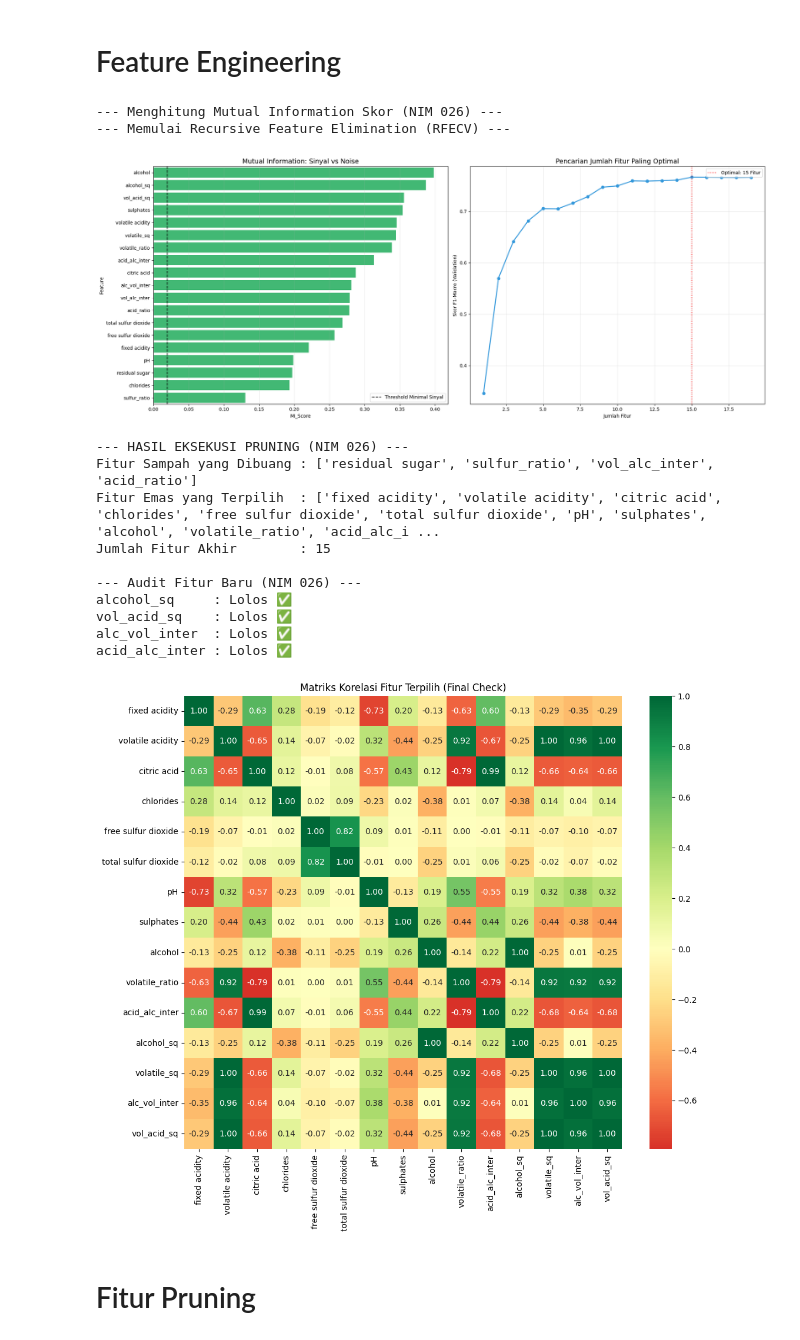
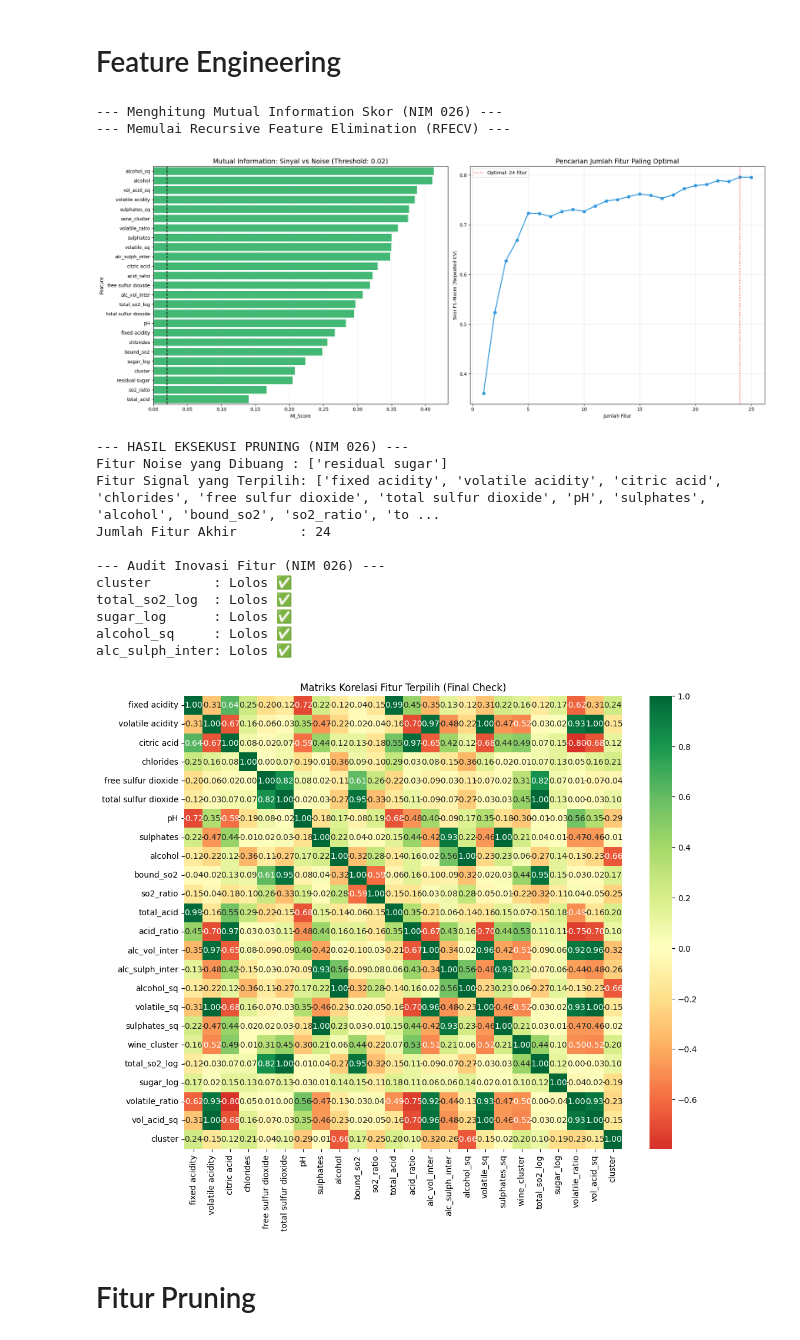
Before and after one commit to PashaAkrilian/Wine-Quality-Prediction, a Jupyter notebook: uts-data-mining.ipynb, the cells around one changed output. Saved outputs shown, nothing was run; the diff lists cells and outputs as text; code cells hidden in the pictures.

```diff
--- a/uts-data-mining.ipynb
+++ b/uts-data-mining.ipynb
@@ -240,13 +210,14 @@ Total Sampel Training: 748 (Cleaned & Augmented)
 
 from sklearn.ensemble import ExtraTreesClassifier
 from sklearn.feature_selection import RFECV, mutual_info_classif
+from sklearn.model_selection import RepeatedStratifiedKFold
 import matplotlib.pyplot as plt
 import seaborn as sns
 import numpy as np
 import pandas as pd
 
-# 3.1 Analisis Mutual Information (MI) - Fokus Non-Linear
-# MI menangkap pola 'lekukan' dari fitur polinomial kita (alcohol_sq, dll)
+# 3.1 Analisis Mutual Information (MI) - Deteksi Sinyal Non-Linear
+# MI sangat penting untuk DNN karena bisa mendeteksi hubungan yang tidak tertangkap korelasi linear
 print("--- Menghitung Mutual Information Skor (NIM 026) ---")
 mi_scores = mutual_info_classif(X_train_final, y_train_final, random_state=42)
 mi_df = pd.DataFrame({
@@ -255,13 +226,15 @@ mi_df = pd.DataFrame({
 }).sort_values(by='MI_Score', ascending=False)
 
 # 3.2 Recursive Feature Elimination (RFECV) - Stabilitas Tinggi
-# Kita naikkan n_estimators ke 300 agar ranking fitur tidak berubah-ubah (fluktuatif)
+# UPGRADE: Menggunakan RepeatedStratifiedKFold agar pemilihan fitur tidak 'kebetulan'
 print("--- Memulai Recursive Feature Elimination (RFECV) ---")
+cv_strategy = RepeatedStratifiedKFold(n_splits=5, n_repeats=2, random_state=42)
+
 selector = RFECV(
     estimator=ExtraTreesClassifier(n_estimators=300, random_state=42, n_jobs=-1),
     step=1,
-    cv=StratifiedKFold(5, shuffle=True, random_state=42),
-    scoring='f1_macro', # Menjamin fitur terpilih peka terhadap kelas 3 & 8
+    cv=cv_strategy,
+    scoring='f1_macro', # Menjamin sensitivitas pada kelas minoritas (3 & 8)
     n_jobs=-1
 )
 selector.fit(X_train_final, y_train_final)
@@ -269,16 +242,15 @@ selector.fit(X_train_final, y_train_final)
 # 3.3 Visualisasi Diagnostik Seleksi Fitur
 plt.figure(figsize=(20, 8))
 
-# Plot 1: MI Score dengan Threshold Sinyal
+# Plot 1: MI Score - Mana Fitur yang Paling Berharga?
 plt.subplot(1, 2, 1)
 colors = ['#e74c3c' if x < 0.02 else '#2ecc71' for x in mi_df['MI_Score']]
 sns.barplot(x='MI_Score', y='Feature', data=mi_df, palette=colors, hue='Feature', legend=False)
-plt.title('Mutual Information: Sinyal vs Noise', fontsize=14)
-plt.axvline(x=0.02, color='black', linestyle='--', label='Threshold Minimal Sinyal')
+plt.title('Mutual Information: Sinyal vs Noise (Threshold: 0.02)', fontsize=14)
+plt.axvline(x=0.02, color='black', linestyle='--')
 plt.grid(axis='x', alpha=0.3)
-plt.legend()
 
-# Plot 2: Kurva Optimasi F1-Macro
+# Plot 2: Optimasi Jumlah Fitur vs Skor F1-Macro
 plt.subplot(1, 2, 2)
 mean_scores = selector.cv_results_['mean_test_score']
 plt.plot(range(1, len(mean_scores) + 1), mean_scores,
@@ -286,57 +258,58 @@ plt.plot(range(1, len(mean_scores) + 1), mean_scores,
 plt.axvline(x=selector.n_features_, color='red', linestyle=':',
             label=f'Optimal: {selector.n_features_} Fitur')
 plt.xlabel("Jumlah Fitur")
-plt.ylabel("Skor F1-Macro (Validation)")
+plt.ylabel("Skor F1-Macro (Repeated CV)")
 plt.title('Pencarian Jumlah Fitur Paling Optimal', fontsize=14)
 plt.grid(True, alpha=0.3)
 plt.legend()
 
 plt.tight_layout()
 plt.show()
 
 # 3.4 Eksekusi Pruning Otomatis
 selected_features = X_train_final.columns[selector.support_].tolist()
 dropped_features = [f for f in X_train_final.columns if f not in selected_features]
 
 # Mengaplikasikan filter fitur pada semua dataset
 X_train_pruned = X_train_final[selected_features]
 X_val_pruned = X_val_prepared[selected_features]
 X_test_pruned = X_test_prepared[selected_features]
 
 print(f"\n--- HASIL EKSEKUSI PRUNING (NIM 026) ---")
-print(f"Fitur Sampah yang Dibuang : {dropped_features}")
-print(f"Fitur Emas yang Terpilih  : {selected_features}")
+print(f"Fitur Noise yang Dibuang : {dropped_features}")
+print(f"Fitur Signal yang Terpilih: {selected_features}")
 print(f"Jumlah Fitur Akhir        : {len(selected_features)}")
 
-# 3.5 Verifikasi Khusus Fitur Polinomial & Interaksi
-# Kita cek apakah ide 'alcohol_sq' dan 'alc_vol_inter' benar-benar berguna
-new_feats = ['alcohol_sq', 'vol_acid_sq', 'alc_vol_inter', 'acid_alc_inter']
-survival_check = {f: ("Lolos ✅" if f in selected_features else "Gagal ❌") for f in new_feats}
+# 3.5 Audit Fitur Baru: Apakah Inovasi Kita Berguna?
+# Cek apakah fitur cluster dan log-transform yang baru dibuat bertahan dari pruning
+innovation_feats = ['cluster', 'total_so2_log', 'sugar_log', 'alcohol_sq', 'alc_sulph_inter']
+audit_status = {f: ("Lolos ✅" if f in selected_features else "Gagal ❌") for f in innovation_feats}
 
-print("\n--- Audit Fitur Baru (NIM 026) ---")
-for feat, status in survival_check.items():
+print("\n--- Audit Inovasi Fitur (NIM 026) ---")
+for feat, status in audit_status.items():
     print(f"{feat:15}: {status}")
 
 # 3.6 Correlation Check Final (Mencegah Over-Redundancy)
 plt.figure(figsize=(12, 10))
 sns.heatmap(X_train_pruned.corr(), annot=True, fmt='.2f', cmap='RdYlGn', center=0)
 plt.title('Matriks Korelasi Fitur Terpilih (Final Check)')
 plt.show()
 # %% [output]
 --- Menghitung Mutual Information Skor (NIM 026) ---
 --- Memulai Recursive Feature Elimination (RFECV) ---
-[figure, old version]
+[figure, new version]
 --- HASIL EKSEKUSI PRUNING (NIM 026) ---
-Fitur Sampah yang Dibuang : ['residual sugar', 'sulfur_ratio', 'vol_alc_inter', 'acid_ratio']
-Fitur Emas yang Terpilih  : ['fixed acidity', 'volatile acidity', 'citric acid', 'chlorides', 'free sulfur dioxide', 'total sulfur dioxide', 'pH', 'sulphates', 'alcohol', 'volatile_ratio', 'acid_alc_i ...
-Jumlah Fitur Akhir        : 15
+Fitur Noise yang Dibuang : ['residual sugar']
+Fitur Signal yang Terpilih: ['fixed acidity', 'volatile acidity', 'citric acid', 'chlorides', 'free sulfur dioxide', 'total sulfur dioxide', 'pH', 'sulphates', 'alcohol', 'bound_so2', 'so2_ratio', 'to ...
+Jumlah Fitur Akhir        : 24
 
---- Audit Fitur Baru (NIM 026) ---
+--- Audit Inovasi Fitur (NIM 026) ---
+cluster        : Lolos ✅
+total_so2_log  : Lolos ✅
+sugar_log      : Lolos ✅
 alcohol_sq     : Lolos ✅
-vol_acid_sq    : Lolos ✅
-alc_vol_inter  : Lolos ✅
-acid_alc_inter : Lolos ✅
+alc_sulph_inter: Lolos ✅
-[figure, old version]
+[figure, new version]
 # %% [markdown]
 # Fitur Pruning
 # %%
```
Also changed, not shown: parts of 8 cells of this notebook.
